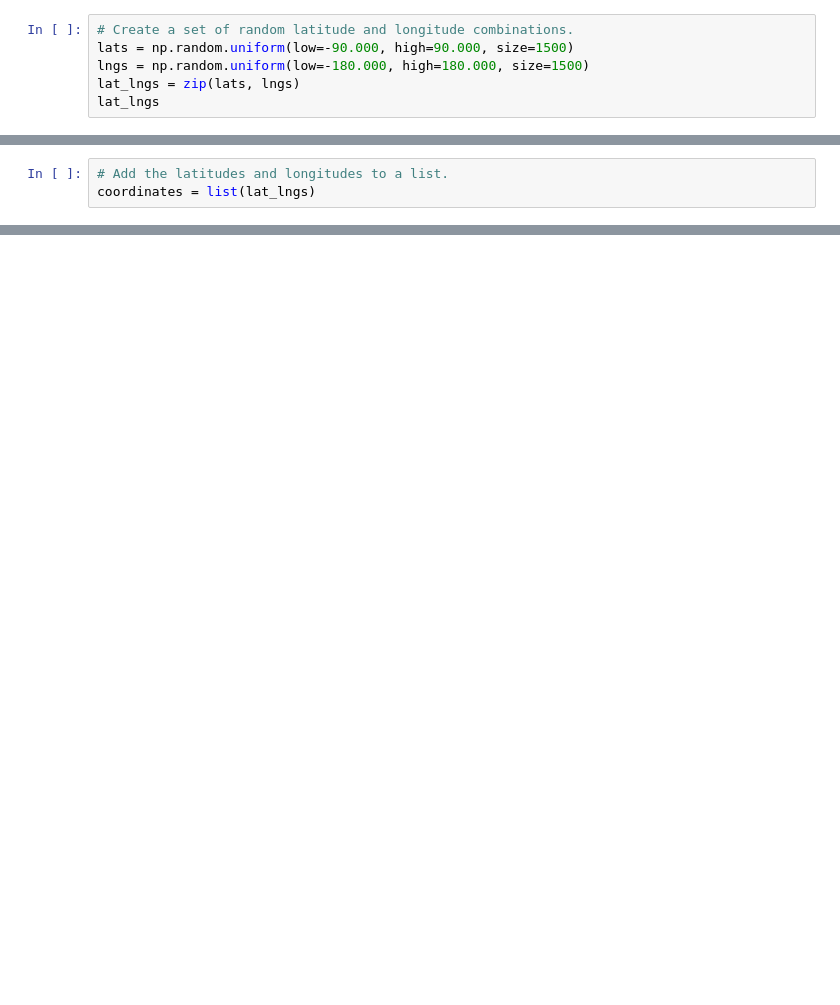
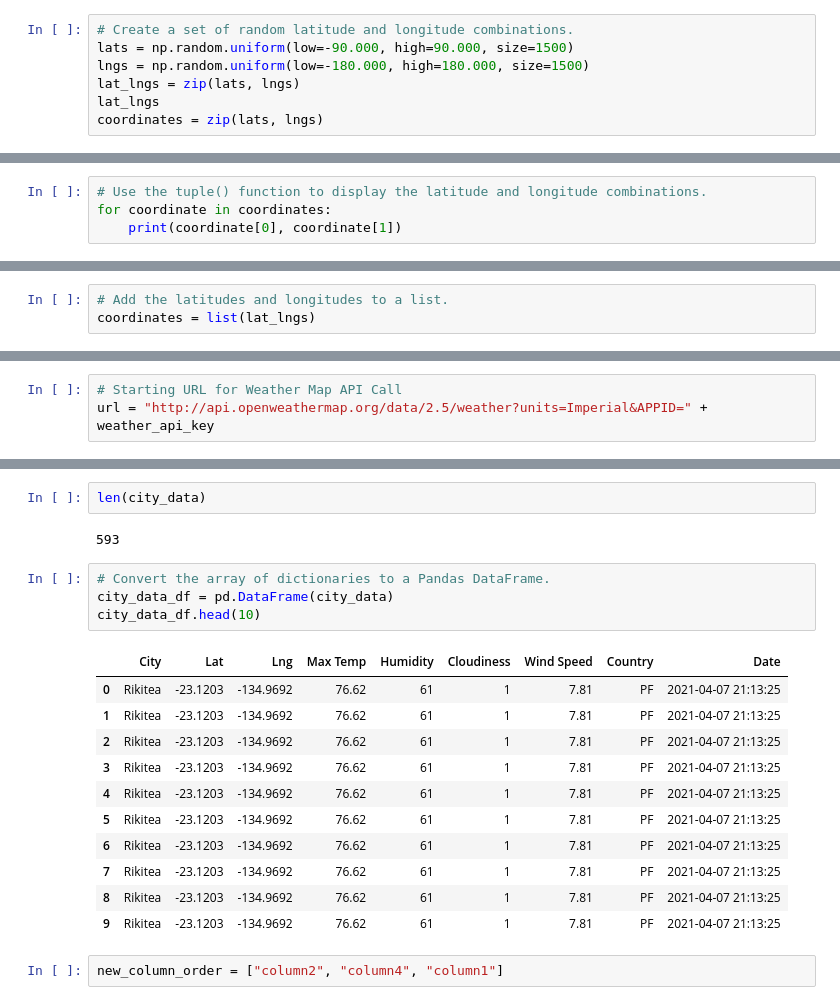
Before and after one commit to MairManson/World_Weather_Analysis, a Jupyter notebook: WeatherPy.ipynb, the cells around one changed output, grey strips where cells are left out. Cells and saved outputs as stored; diff of their text form; blank space fills up the shorter version.

Commit message:
Updated code and added data file

```diff
--- a/WeatherPy.ipynb
+++ b/WeatherPy.ipynb
@@ -12,3 +15,4 @@ lats = np.random.uniform(low=-90.000, high=90.000, size=1500)
 lngs = np.random.uniform(low=-180.000, high=180.000, size=1500)
 lat_lngs = zip(lats, lngs)
 lat_lngs
+coordinates = zip(lats, lngs)
@@ -16,0 +19,4 @@ lat_lngs
+# %%
+# Use the tuple() function to display the latitude and longitude combinations.
+for coordinate in coordinates:
+    print(coordinate[0], coordinate[1])
@@ -33,0 +64,3 @@ len(cities)
+# %%
+# Starting URL for Weather Map API Call
+url = "http://api.openweathermap.org/data/2.5/weather?units=Imperial&APPID=" + weather_api_key
@@ -33,0 +145,22 @@ len(cities)
+# %%
+len(city_data)
+# %% [output]
+593
+# %%
+# Convert the array of dictionaries to a Pandas DataFrame.
+city_data_df = pd.DataFrame(city_data)
+city_data_df.head(10)
+# %% [output]
+|  | City | Lat | Lng | Max Temp | Humidity | Cloudiness | Wind Speed | Country | Date |
+| 0 | Rikitea | -23.1203 | -134.9692 | 76.62 | 61 | 1 | 7.81 | PF | 2021-04-07 21:13:25 |
+| 1 | Rikitea | -23.1203 | -134.9692 | 76.62 | 61 | 1 | 7.81 | PF | 2021-04-07 21:13:25 |
+| 2 | Rikitea | -23.1203 | -134.9692 | 76.62 | 61 | 1 | 7.81 | PF | 2021-04-07 21:13:25 |
+| 3 | Rikitea | -23.1203 | -134.9692 | 76.62 | 61 | 1 | 7.81 | PF | 2021-04-07 21:13:25 |
+| 4 | Rikitea | -23.1203 | -134.9692 | 76.62 | 61 | 1 | 7.81 | PF | 2021-04-07 21:13:25 |
+| 5 | Rikitea | -23.1203 | -134.9692 | 76.62 | 61 | 1 | 7.81 | PF | 2021-04-07 21:13:25 |
+| 6 | Rikitea | -23.1203 | -134.9692 | 76.62 | 61 | 1 | 7.81 | PF | 2021-04-07 21:13:25 |
+| 7 | Rikitea | -23.1203 | -134.9692 | 76.62 | 61 | 1 | 7.81 | PF | 2021-04-07 21:13:25 |
+| 8 | Rikitea | -23.1203 | -134.9692 | 76.62 | 61 | 1 | 7.81 | PF | 2021-04-07 21:13:25 |
+| 9 | Rikitea | -23.1203 | -134.9692 | 76.62 | 61 | 1 | 7.81 | PF | 2021-04-07 21:13:25 |
+# %%
+new_column_order = ["column2", "column4", "column1"]
```
Also changed, not shown: parts of 6 cells of this notebook, 2 other files.
